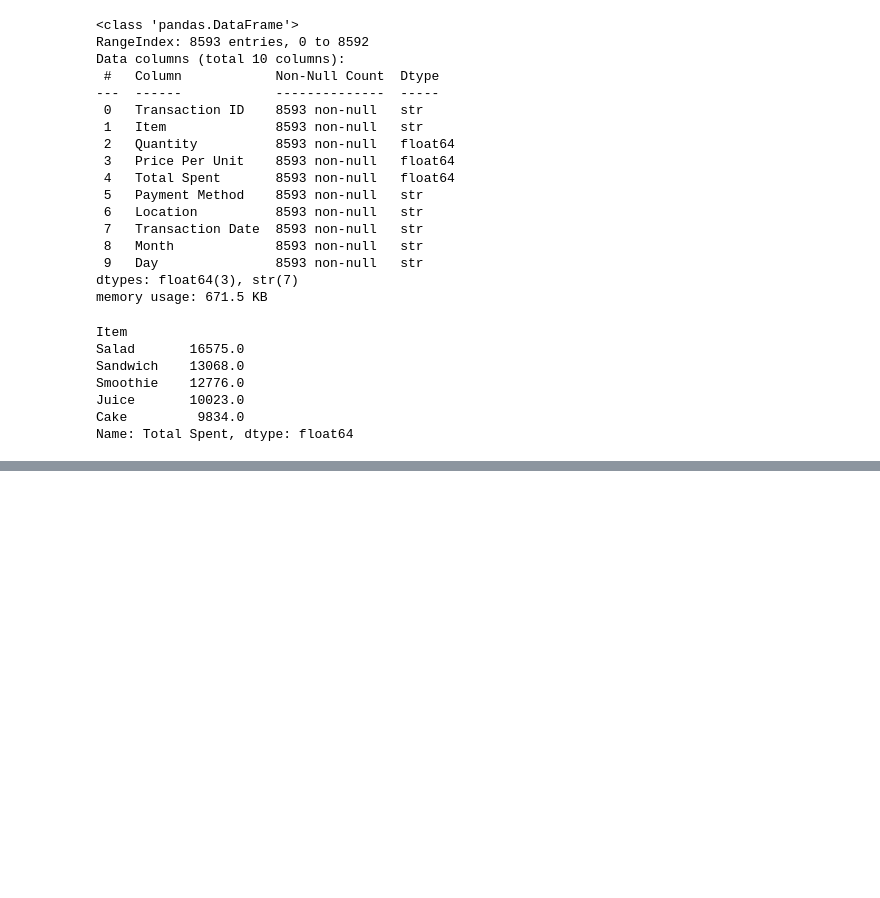
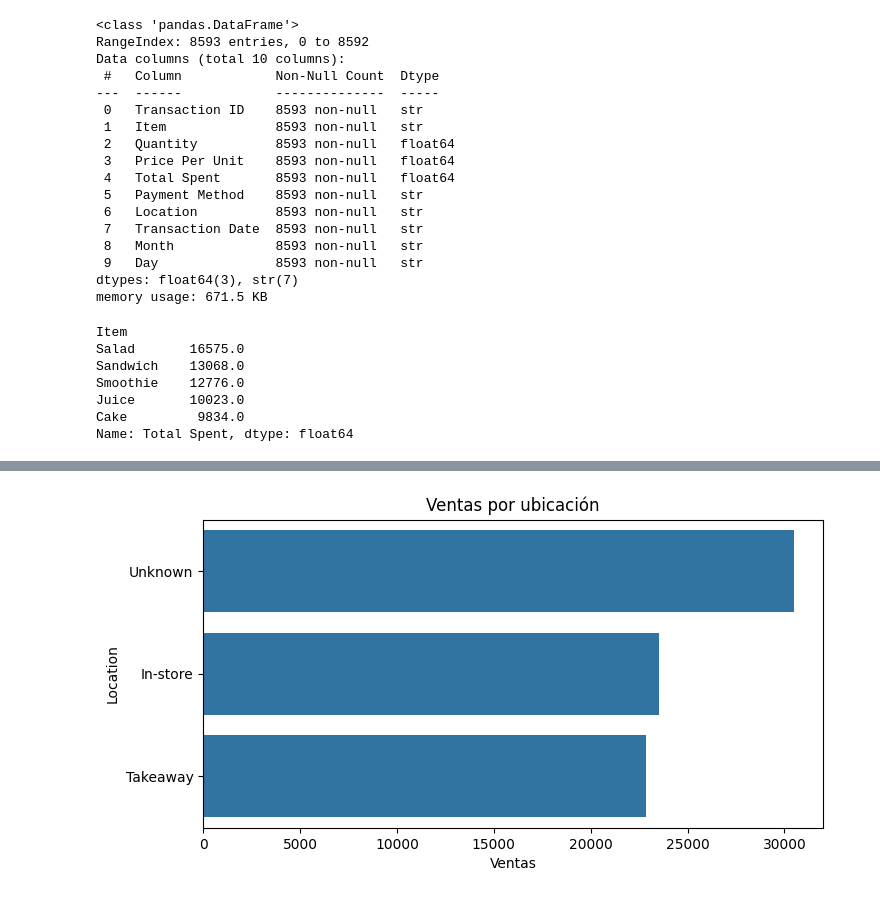
Before and after one commit to J-Paramo/caffee-sales-analysis, a Jupyter notebook: notebooks/02_eda_coffee_sales.ipynb, the cells around one changed output, grey strips where cells are left out. Drawn from its saved outputs; the diff is of its cells as text; code cells hidden in the pictures; blank space fills up the shorter version.

Commit message:
Add more analysis and visualizations

```diff
--- a/notebooks/02_eda_coffee_sales.ipynb
+++ b/notebooks/02_eda_coffee_sales.ipynb
@@ -53,8 +55,10 @@ fig.show()
 # %%
 # Tienda con mas ingresos
-location_sales = df.groupby("Location")["Total Spent"].sum().sort_values()
+location_sales = df.groupby("Location")["Total Spent"].sum().sort_values(ascending=False)
 plt.figure(figsize=(8, 4))
 sns.barplot(x=location_sales.values, y=location_sales.index)
 plt.title("Ventas por ubicación")
 plt.xlabel("Ventas")
 plt.show()
+# %% [output]
+[figure, added]
```
Also changed, not shown: parts of 5 cells of this notebook, 1 other file.
